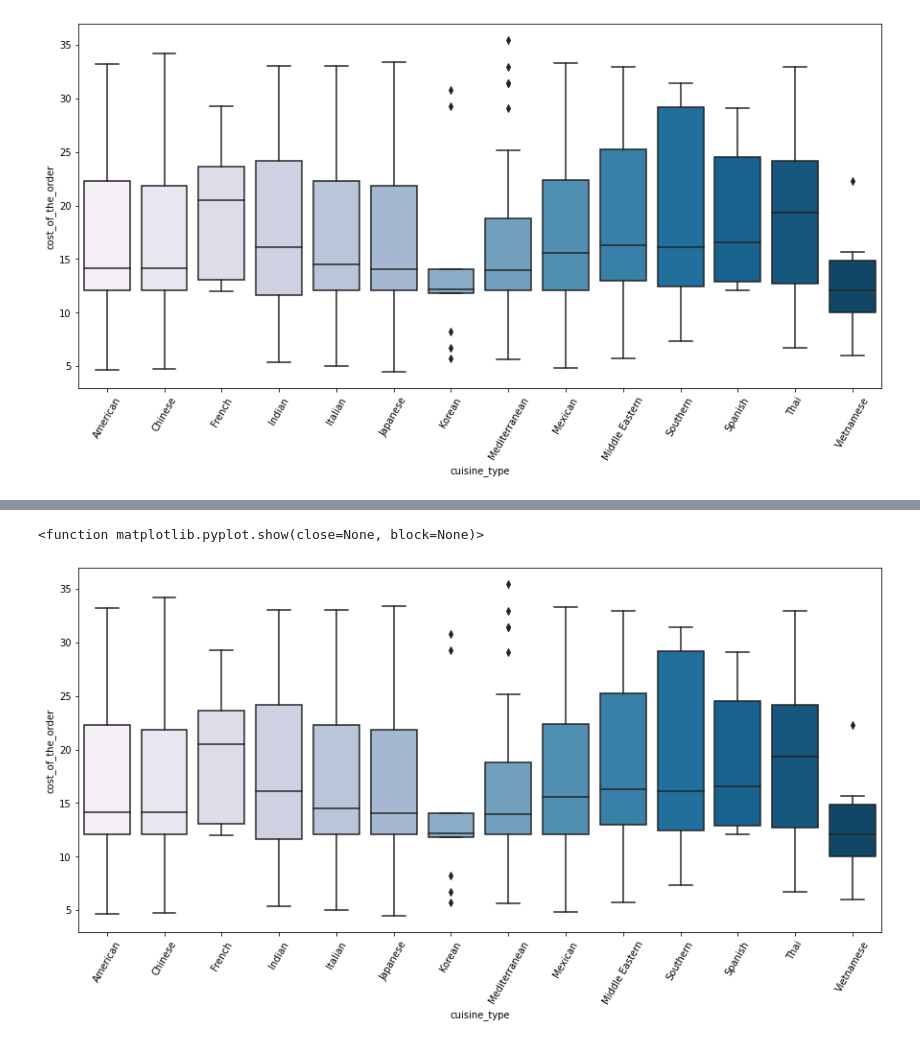
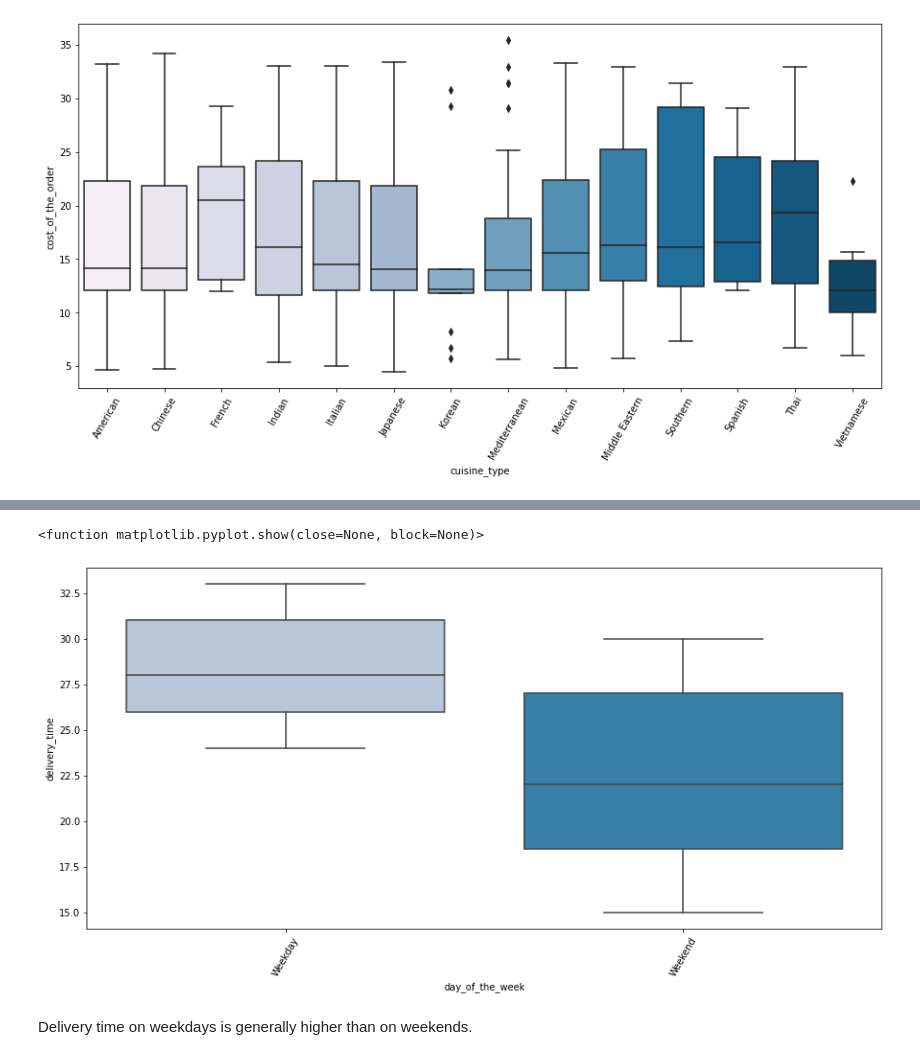
Before and after one commit to data-abdul/Data-Analysis-and-Visualization, a Jupyter notebook: 02 Data Analysis/EDA-FoodHub/FoodHub.ipynb, the cells around one changed output, grey strips where cells are left out. Drawn from its saved outputs; the diff is of its cells as text; code cells hidden in the pictures.

```diff
--- a/02 Data Analysis/EDA-FoodHub/FoodHub.ipynb
+++ b/02 Data Analysis/EDA-FoodHub/FoodHub.ipynb
@@ -327,9 +335,11 @@ plt.show
 # %%
 # Relationship between cost of the order and cusine
 plt.figure(figsize=(15,7))
-sns.boxplot(x='cuisine_type', y='cost_of_the_order', data=df, palette='PuBu')
+sns.boxplot(x='day_of_the_week', y='delivery_time', data=df, palette='PuBu')
 plt.xticks(rotation = 60)
 plt.show
 # %% [output]
 <function matplotlib.pyplot.show(close=None, block=None)>
-[figure, old version]
+[figure, new version]
+# %% [markdown]
+Delivery time on weekdays is generally higher than on weekends.
```
Also changed, not shown: parts of 4 cells of this notebook.
